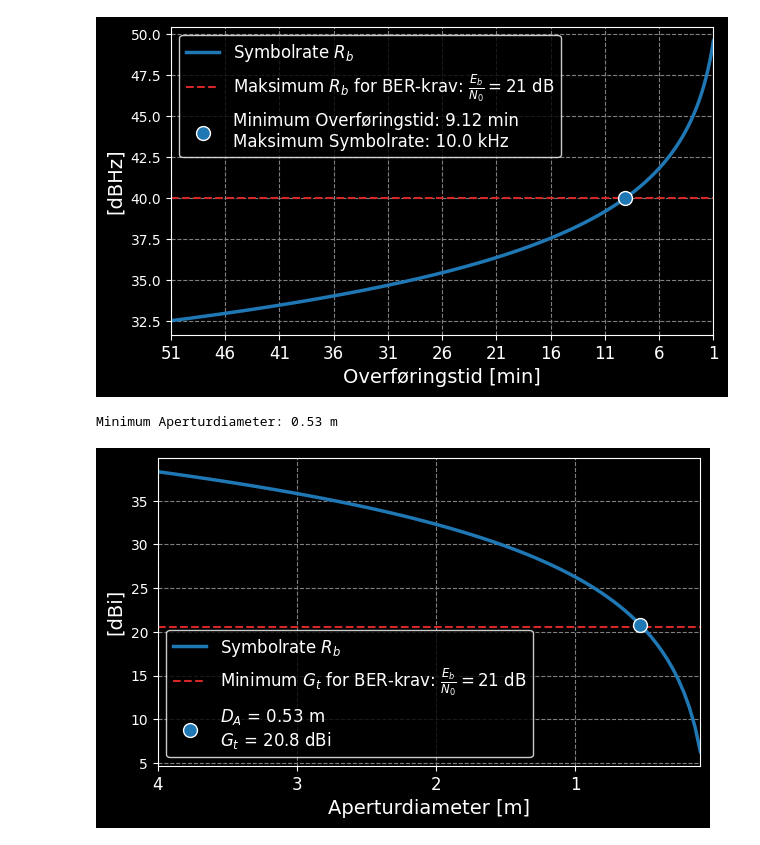
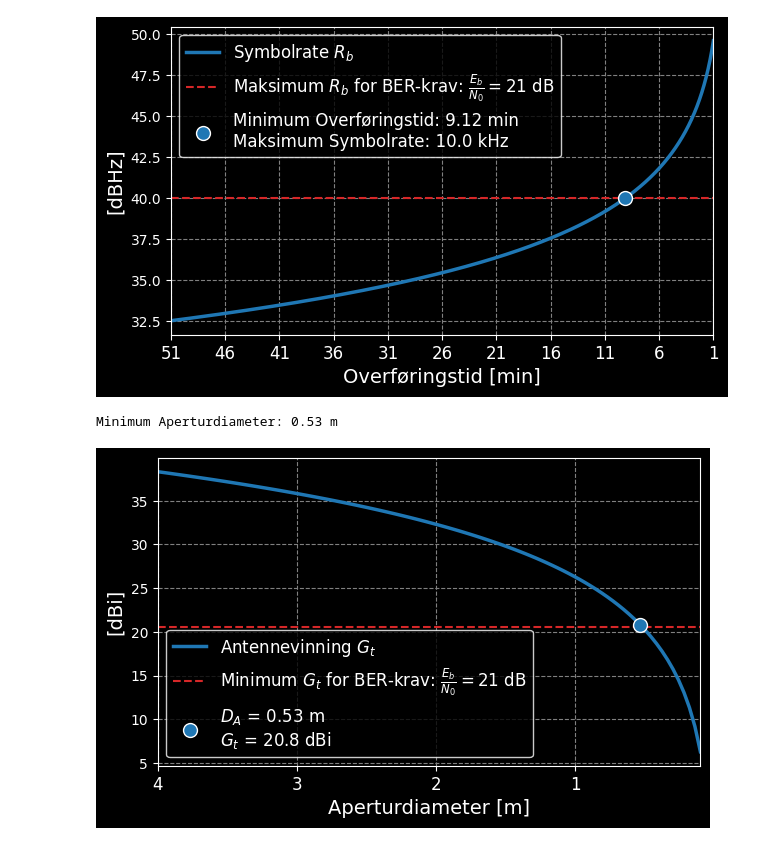
Before and after one commit to SkaugJr/TTK4852-EiT, a Jupyter notebook: Kommunikasjon/Linkbudsjett.ipynb, the cells around one changed output. Drawn from its saved outputs; the diff is of its cells as text; code cells hidden in the pictures.

```diff
--- a/Kommunikasjon/Linkbudsjett.ipynb
+++ b/Kommunikasjon/Linkbudsjett.ipynb
@@ -71,32 +71,32 @@ f= 2.2e9 # Hz
 c= 3e8 # m/s
 
 D_a = np.linspace(0.1, 4, 100) # m
 G_t = 10*np.log10(eta * (np.pi * D_a * f / c)**2) # dBi
 
 # finn D_a der G_t er lik G_t_min
 index = np.where(G_t > G_t_min)[0][0]
 D_a_min = D_a[index] # m
 
 print(f"Minimum Aperturdiameter: {D_a_min:.2f} m")
 # --- PLOT ---
 plt.figure(figsize=(7, 4))
 plt.grid(True)
 
 # Plot middelverdiene etter small-scale fading
-plt.plot(D_a, G_t, label=r'Symbolrate $R_b$', color='tab:blue', linewidth=2.5)
+plt.plot(D_a, G_t, label=r'Antennevinning $G_t$', color='tab:blue', linewidth=2.5)
 plt.axhline(y=G_t_min, color='tab:red', linestyle='--', label=r'Minimum $G_t$ for BER-krav: $\frac{E_b}{N_0} = 21$ dB',linewidth=1.5)
 # plot krysningspunkt
 plt.plot(D_a[index], G_t[index], 'o', markersize=10, markeredgecolor='white', markerfacecolor='tab:blue', label=r"$D_A$ = "+f"{D_a[index]:.2f} m \n"+r"$G_t$ = "+f"{G_t[index]:.1f} dBi")
 plt.grid(which='both', linestyle='--',  color='gray')
 plt.xlabel('Aperturdiameter [m]', fontsize=14)
 plt.ylabel('[dBi]', fontsize=14)
 plt.xticks(np.arange(0, 10+0.1, 1), fontsize=12)
 plt.xlim([min(D_a), max(D_a)])
 # invert x axis
 plt.gca().invert_xaxis()
 plt.legend(loc='lower left', fontsize=12, edgecolor='white')
 plt.savefig("Figurer/Link_antenne.pdf", bbox_inches="tight")
 plt.show()
 # %% [output]
 Minimum Aperturdiameter: 0.53 m
-[figure, old version]
+[figure, new version]
```
Also changed, not shown: 1 other file.
